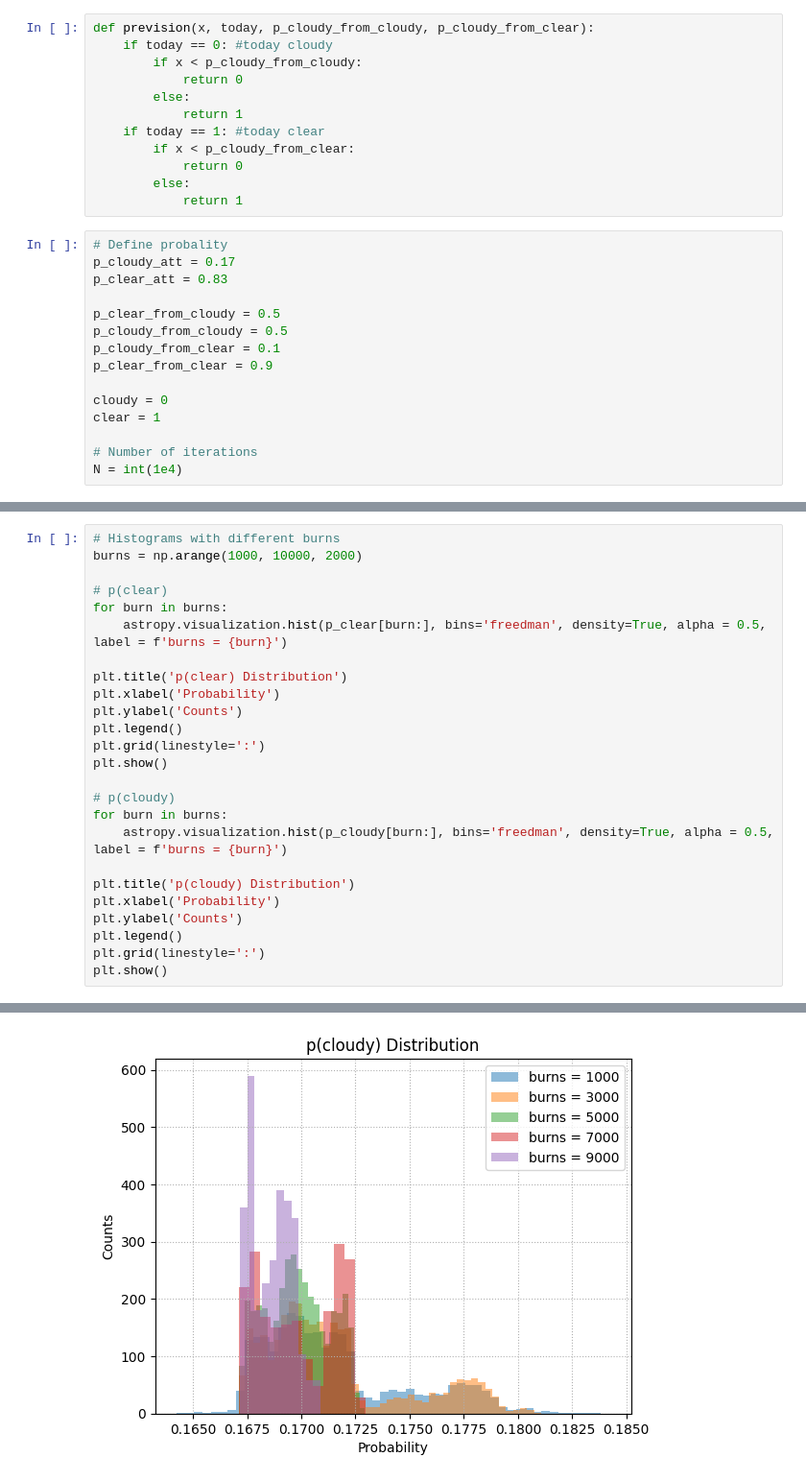
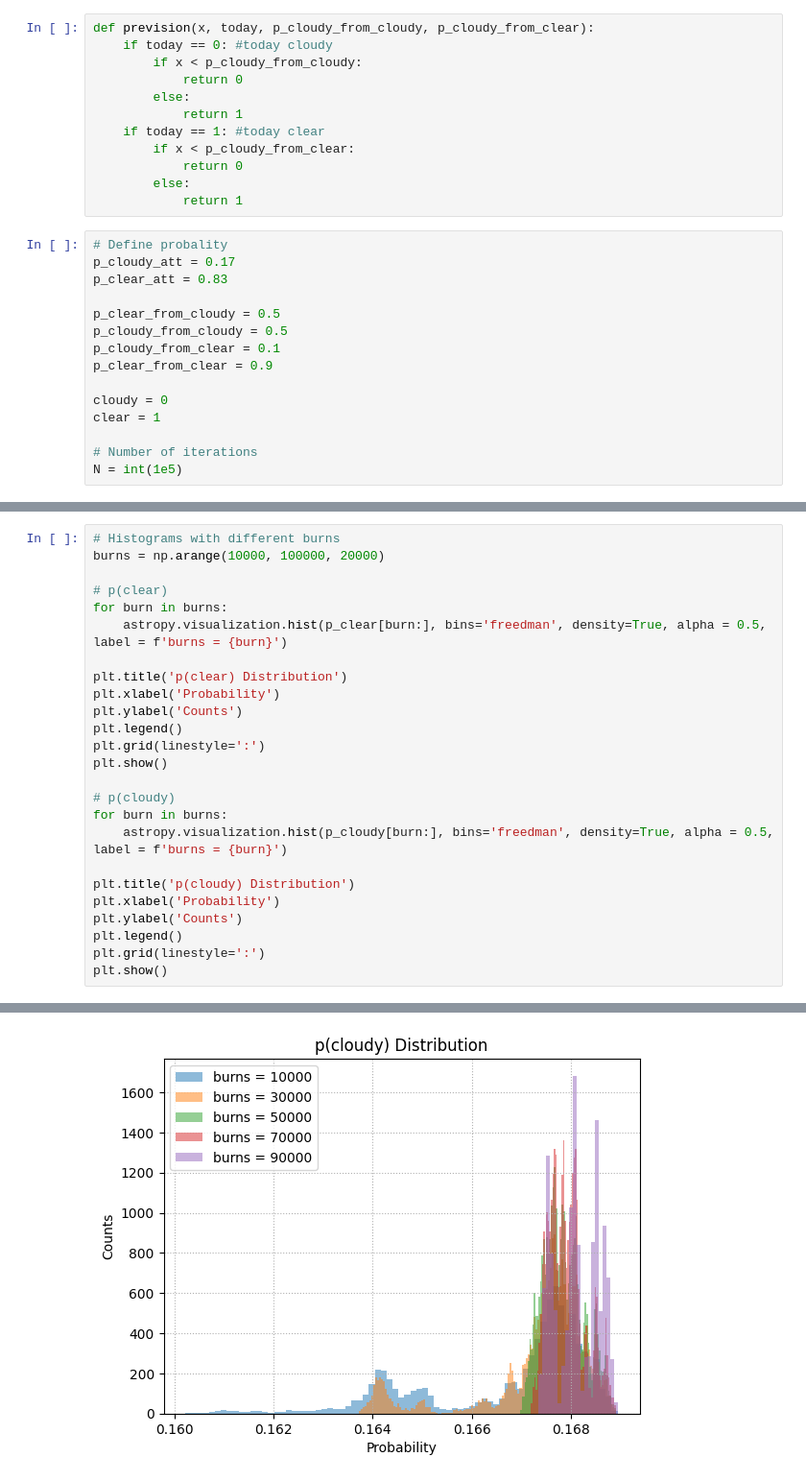
Before and after one commit to APozzi22/Astrostatistic, a Jupyter notebook: 10_Bayesian/Planning_Telescope_Obsevation.ipynb, the cells around one changed output, grey strips where cells are left out. Shown: that part at 96% size. Drawn from its saved outputs; the diff is of its cells as text.

```diff
--- a/10_Bayesian/Planning_Telescope_Obsevation.ipynb
+++ b/10_Bayesian/Planning_Telescope_Obsevation.ipynb
@@ -61,7 +61,7 @@ cloudy = 0
 clear = 1
 
 # Number of iterations
-N = int(1e4)
+N = int(1e5)
 # %%
 # Define starting condition
 today = cloudy
@@ -146,6 +146,6 @@ p(cloudy) Most likely value: 0.171 ± 0.004
 # %%
 # Histograms with different burns
-burns = np.arange(1000, 10000, 2000)
+burns = np.arange(10000, 100000, 20000)
 
 # p(clear)
 for burn in burns:
@@ -173 +173 @@ plt.show()
-[figure, old version]
+[figure, new version]
```
Also changed, not shown: parts of 5 cells of this notebook, 2 other files.
